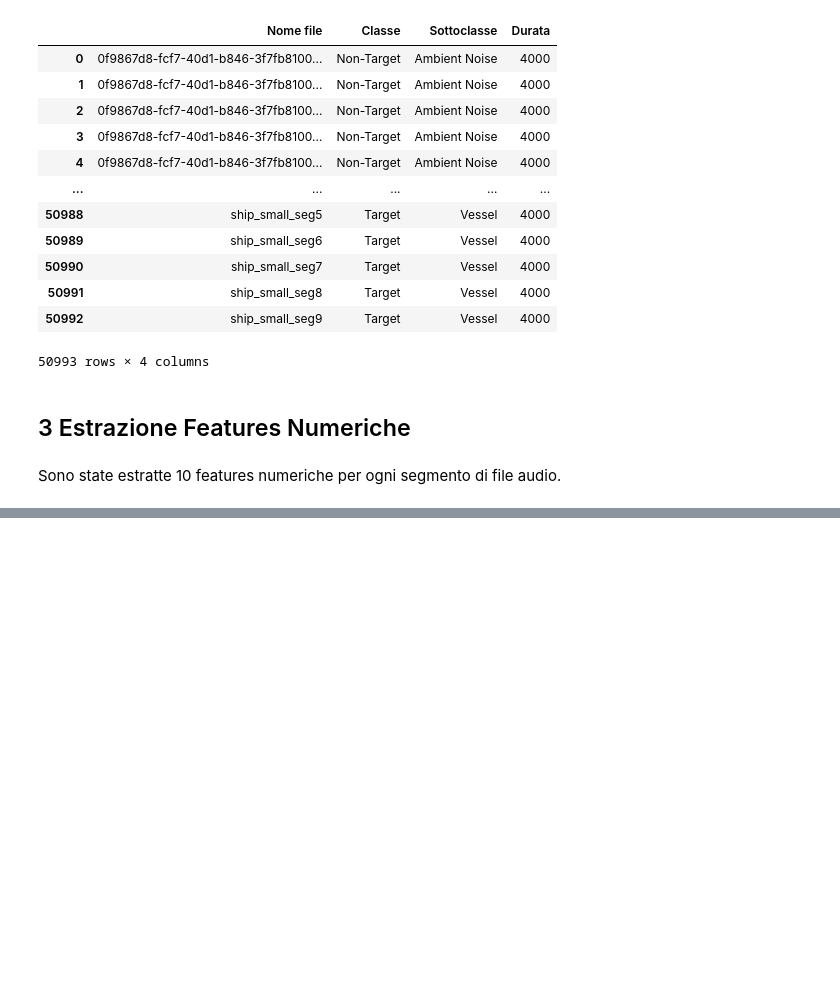
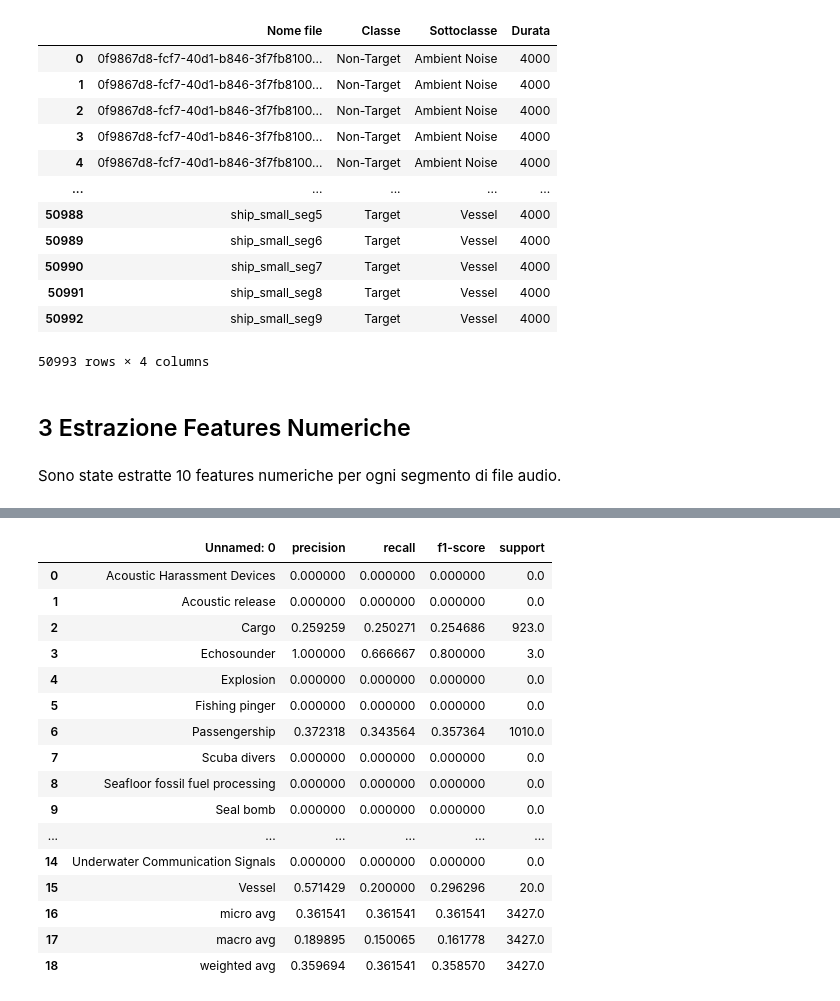
Before and after one commit to TherealBarnar/Underwater-Sounds-Classification-1, a Jupyter notebook: preprocessing.ipynb, the cells around one changed output, grey strips where cells are left out. Drawn from its saved outputs; the diff is of its cells as text; code cells hidden in the pictures; blank space fills up the shorter version.

```diff
--- a/preprocessing.ipynb
+++ b/preprocessing.ipynb
@@ -241,0 +493,21 @@ Sono state estratte 10 features numeriche per ogni segmento di file audio.
+# %%
+df_kkn_val_m = pd.read_csv("C:/underwater-classification/multiclass_classification/KNN_validation_report.csv")
+df_kkn_val_m
+# %% [output]
+|  | Unnamed: 0 | precision | recall | f1-score | support |
+| 0 | Acoustic Harassment Devices | 0.000000 | 0.000000 | 0.000000 | 0.0 |
+| 1 | Acoustic release | 0.000000 | 0.000000 | 0.000000 | 0.0 |
+| 2 | Cargo | 0.259259 | 0.250271 | 0.254686 | 923.0 |
+| 3 | Echosounder | 1.000000 | 0.666667 | 0.800000 | 3.0 |
+| 4 | Explosion | 0.000000 | 0.000000 | 0.000000 | 0.0 |
+| 5 | Fishing pinger | 0.000000 | 0.000000 | 0.000000 | 0.0 |
+| 6 | Passengership | 0.372318 | 0.343564 | 0.357364 | 1010.0 |
+| 7 | Scuba divers | 0.000000 | 0.000000 | 0.000000 | 0.0 |
+| 8 | Seafloor fossil fuel processing | 0.000000 | 0.000000 | 0.000000 | 0.0 |
+| 9 | Seal bomb | 0.000000 | 0.000000 | 0.000000 | 0.0 |
+| ... | ... | ... | ... | ... | ... |
+| 14 | Underwater Communication Signals | 0.000000 | 0.000000 | 0.000000 | 0.0 |
+| 15 | Vessel | 0.571429 | 0.200000 | 0.296296 | 20.0 |
+| 16 | micro avg | 0.361541 | 0.361541 | 0.361541 | 3427.0 |
+| 17 | macro avg | 0.189895 | 0.150065 | 0.161778 | 3427.0 |
+| 18 | weighted avg | 0.359694 | 0.361541 | 0.358570 | 3427.0 |
```
Also changed, not shown: parts of 48 cells of this notebook.
